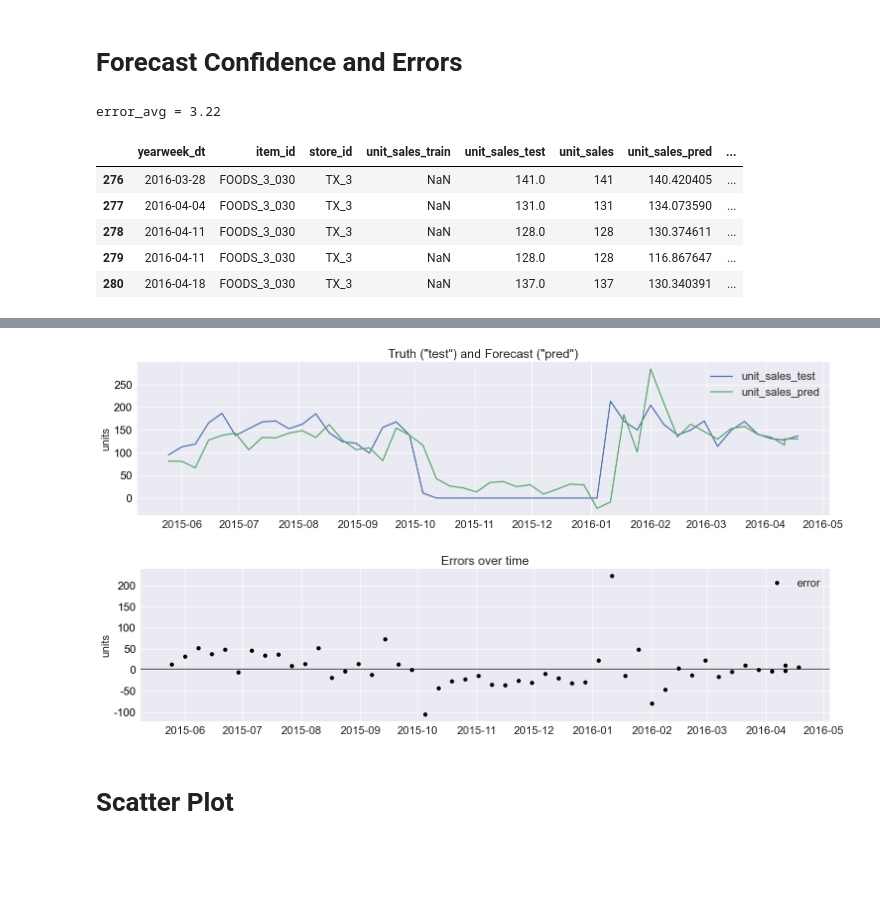
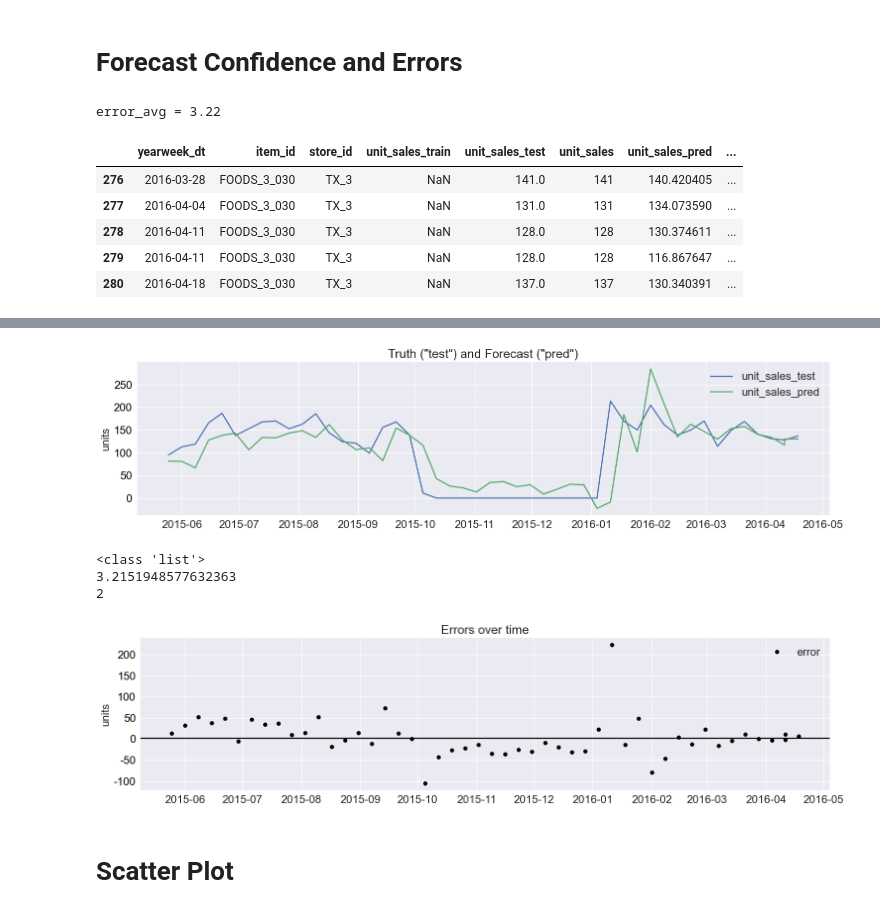
Before and after one commit to Aljgutier/beautifulplots, a Jupyter notebook: docs/examples.ipynb, the cells around one changed output, grey strips where cells are left out. Cells and saved outputs as stored; diff of their text form; code cells hidden in the pictures; blank space fills up the shorter version.

Commit message:
feat: multiple h_lines

```diff
--- a/docs/examples.ipynb
+++ b/docs/examples.ipynb
@@ -112,35 +112,38 @@ error_avg = df["error"].mean()
 print(f'error_avg = {error_avg:1.2f}')
 
 display(df.tail())
 
 bp.lineplot(df, x= "yearweek_dt", y=["unit_sales_train", "unit_sales_test", "unit_sales_pred"],
             y_axis_label = "units", y_axis_format=".0f", yfb=("units_pred_lower","units_pred_upper"),
             yfb_color="blue", title="M5 Forecast, Observations and Forecast w 90% CI and 50 Predictions",
             figsize= (18,6))
 
 
 bp.lineplot(df.tail(50), x="yearweek_dt", y=["unit_sales_test","unit_sales_pred"],
             y_axis_label = "units", y_axis_format=".0f",
             title = 'Truth ("test") and Forecast ("pred")',
             figsize=(18,4))
 
 
 
-bp.lineplot(df.tail(50), x="yearweek_dt", y="error",  h_line = error_avg,
+bp.lineplot(df.tail(50), x="yearweek_dt", y="error",  h_line = [error_avg, 2],
             y_axis_label = "units", y_axis_format=".0f",linestyle="None", marker="o", color="k",
             title = "Errors over time",
             figsize=(18,4))
 # %% [output]
 error_avg = 3.22
 |  | yearweek_dt | item_id | store_id | unit_sales_train | unit_sales_test | unit_sales | unit_sales_pred | ... |
 | 276 | 2016-03-28 | FOODS_3_030 | TX_3 | NaN | 141.0 | 141 | 140.420405 | ... |
 | 277 | 2016-04-04 | FOODS_3_030 | TX_3 | NaN | 131.0 | 131 | 134.073590 | ... |
 | 278 | 2016-04-11 | FOODS_3_030 | TX_3 | NaN | 128.0 | 128 | 130.374611 | ... |
 | 279 | 2016-04-11 | FOODS_3_030 | TX_3 | NaN | 128.0 | 128 | 116.867647 | ... |
 | 280 | 2016-04-18 | FOODS_3_030 | TX_3 | NaN | 137.0 | 137 | 130.340391 | ... |
 [figure]
 [figure]
+<class 'list'>
+3.2151948577632363
+2
-[figure, old version]
+[figure, new version]
 # %% [markdown]
 # Scatter Plot
 # %%
```
Also changed, not shown: 1 other file.
